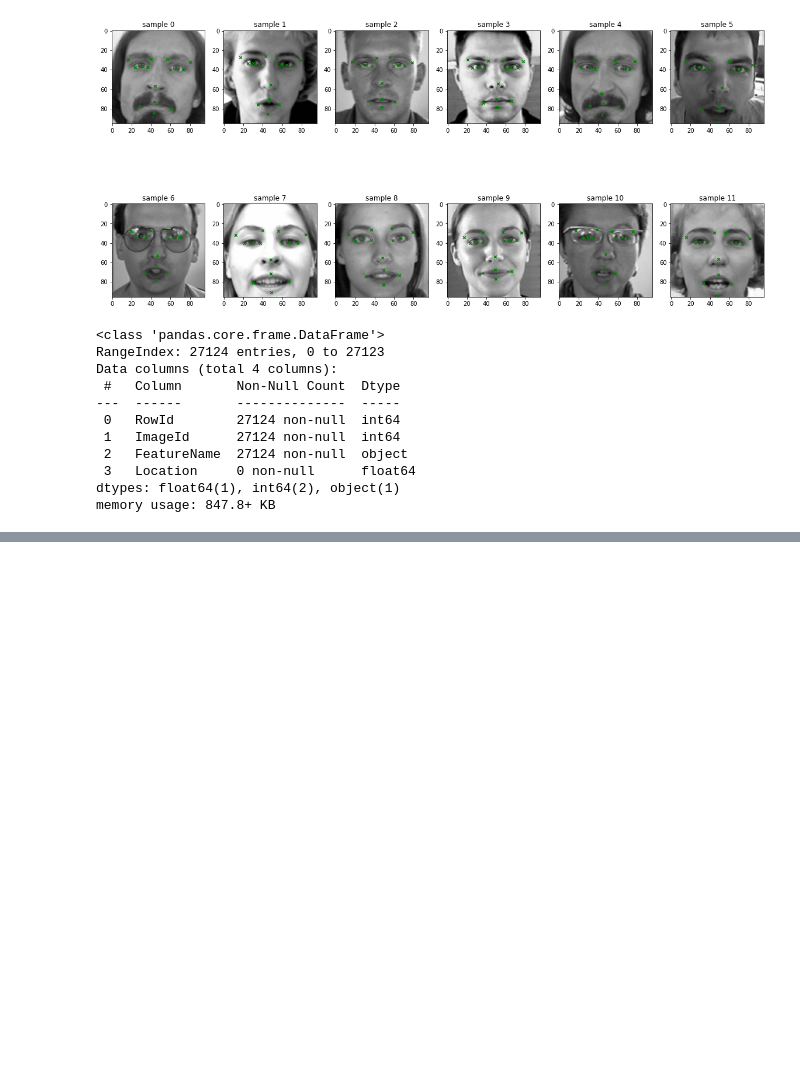
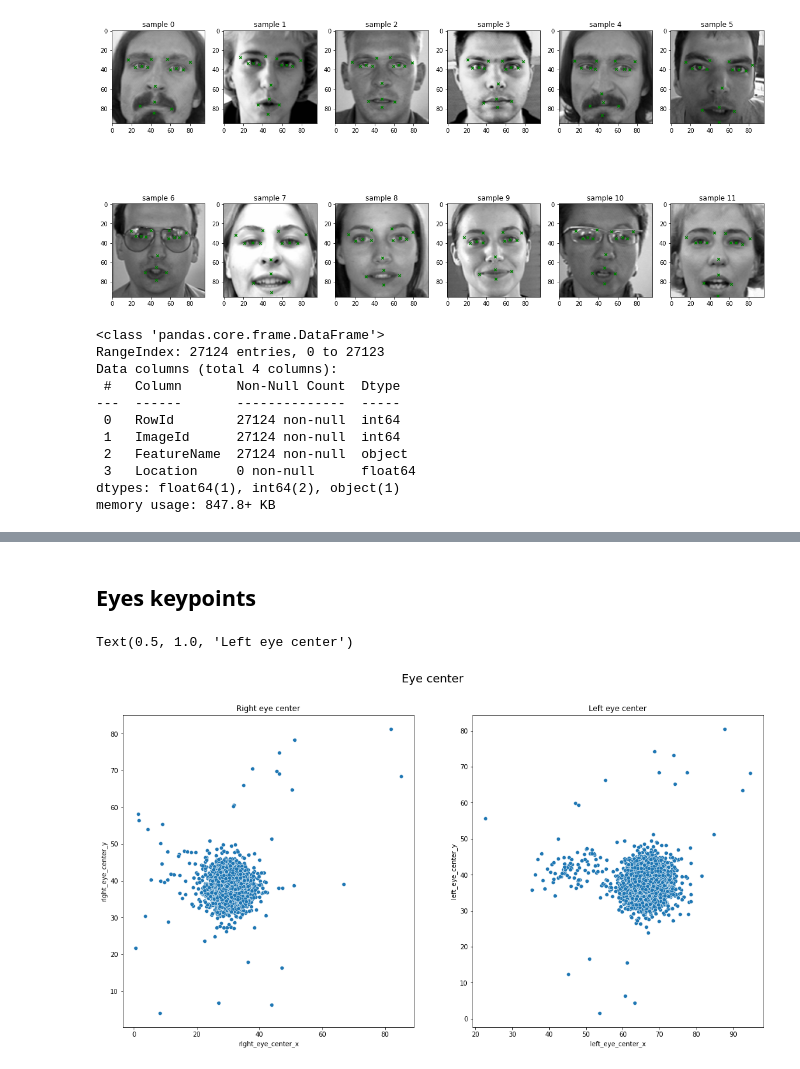
Before and after one commit to ivanshin/Facial_keypoints, a Jupyter notebook: research.ipynb, the cells around one changed output, grey strips where cells are left out. Saved outputs shown, nothing was run; the diff lists cells and outputs as text; code cells hidden in the pictures; blank space fills up the shorter version.

```diff
--- a/research.ipynb
+++ b/research.ipynb
@@ -141,0 +161,13 @@ memory usage: 847.8+ KB
+# %% [markdown]
+## Eyes keypoints
+# %%
+# Eye center
+
+fig, axs = plt.subplots(1,2, figsize= (18,9))
+fig.suptitle('Eye center', fontsize= 18)
+
+sns.scatterplot(x= keypoints_frame.right_eye_center_x, y= keypoints_frame.right_eye_center_y ,ax= axs[0]).set_title('Right eye center')
+sns.scatterplot(x= keypoints_frame.left_eye_center_x, y= keypoints_frame.left_eye_center_y ,ax= axs[1]).set_title('Left eye center')
+# %% [output]
+Text(0.5, 1.0, 'Left eye center')
+[figure, added]
```
Also changed, not shown: parts of 13 cells of this notebook.
